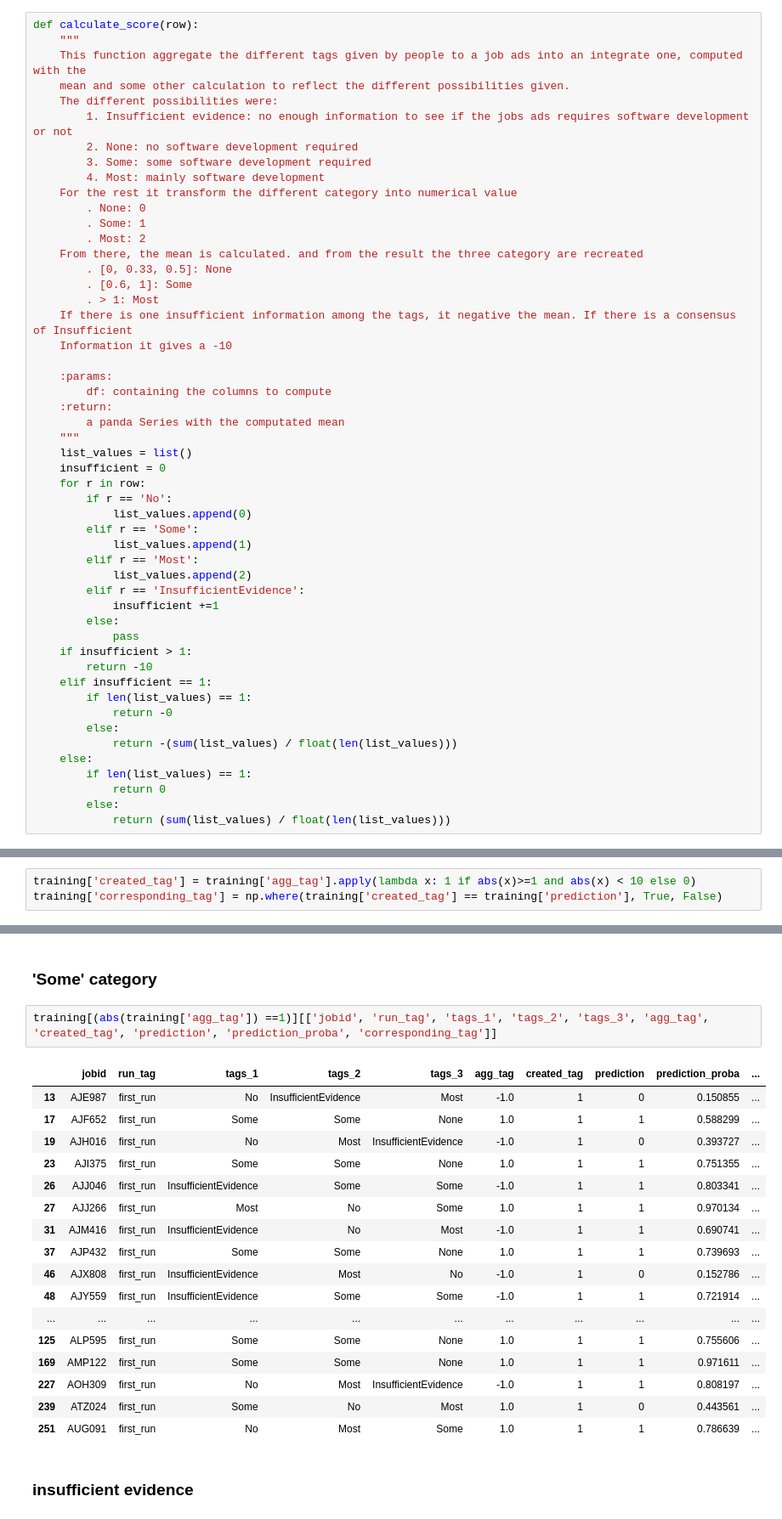
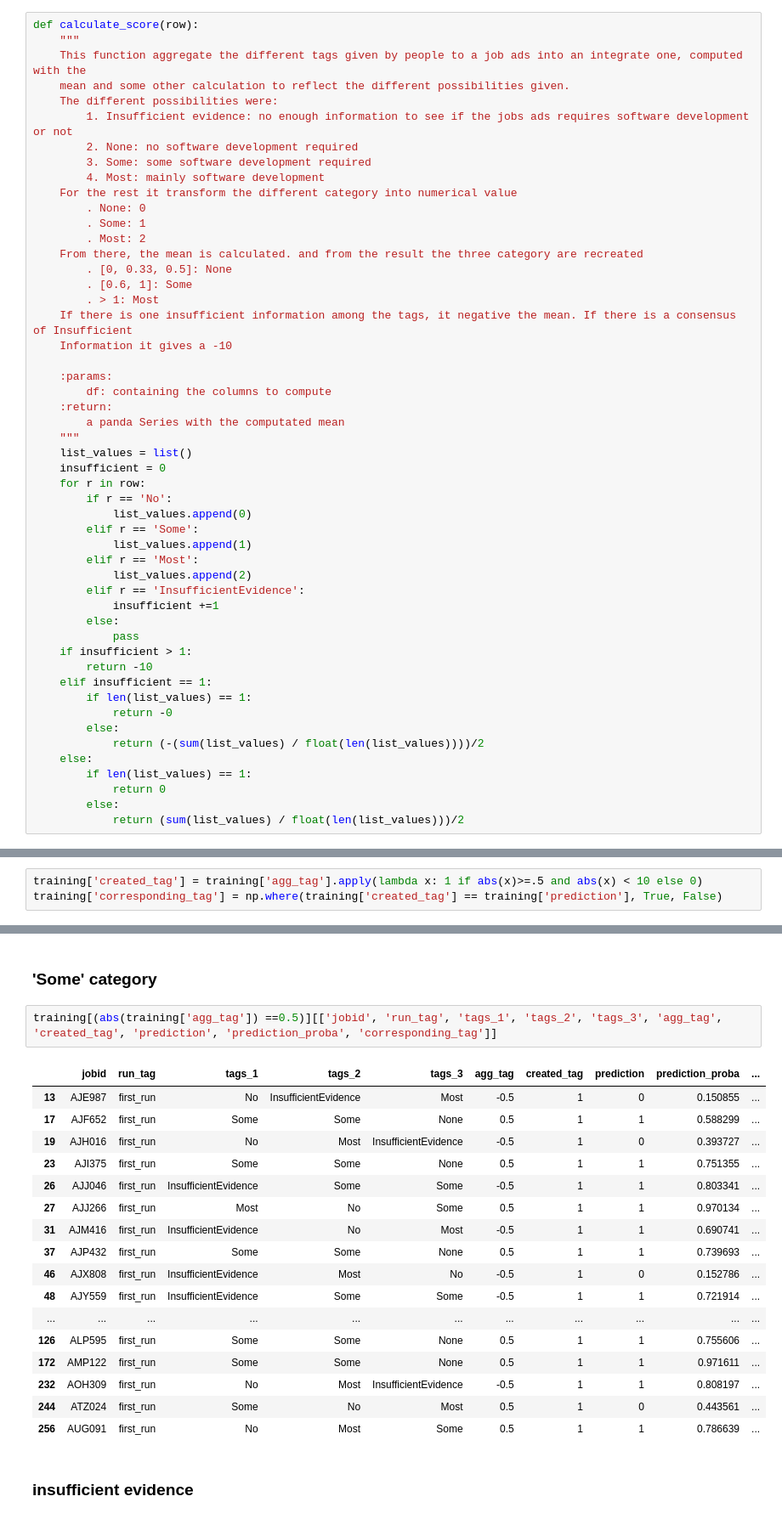
Before and after one commit to softwaresaved/jamie, a Jupyter notebook: jobAnalysis/dataPrediction/prediction_dev.ipynb, the cells around one changed output, grey strips where cells are left out. Shown at 85% size. Drawn from its saved outputs; the diff is of its cells as text.

```diff
--- a/jobAnalysis/dataPrediction/prediction_dev.ipynb
+++ b/jobAnalysis/dataPrediction/prediction_dev.ipynb
@@ -72,12 +72,12 @@ def calculate_score(row):
         if len(list_values) == 1:
             return -0
         else:
-            return -(sum(list_values) / float(len(list_values)))
+            return (-(sum(list_values) / float(len(list_values))))/2
     else:
         if len(list_values) == 1:
             return 0
         else:
-            return (sum(list_values) / float(len(list_values)))
+            return (sum(list_values) / float(len(list_values)))/2
 # %%
 training['agg_tag'] = df.loc[:, ['tags_1', 'tags_2', 'tags_3']].apply(calculate_score, axis=1)
 training['agg_tag'].value_counts()
@@ -97,6 +97,6 @@ training['agg_tag'].value_counts()
 Name: agg_tag, dtype: int64
 # %%
-training['created_tag'] = training['agg_tag'].apply(lambda x: 1 if abs(x)>=1 and abs(x) < 10 else 0)
+training['created_tag'] = training['agg_tag'].apply(lambda x: 1 if abs(x)>=.5 and abs(x) < 10 else 0)
 training['corresponding_tag'] = np.where(training['created_tag'] == training['prediction'], True, False)
 # %%
 #training[['run_tag', 'tags_1', 'tags_2', 'tags_3', 'agg_tag', 'created_tag', 'prediction', 'prediction_proba', 'corresponding_tag']]
@@ -257,25 +257,25 @@ training[(training['agg_tag'] > 0.5) & (training['agg_tag'] < 1)][['jobid', 'run
 # %% [markdown]
 ### 'Some' category
 # %%
-training[(abs(training['agg_tag']) ==1)][['jobid', 'run_tag', 'tags_1', 'tags_2', 'tags_3', 'agg_tag', 'created_tag', 'prediction', 'prediction_proba', 'corresponding_tag']]
+training[(abs(training['agg_tag']) ==0.5)][['jobid', 'run_tag', 'tags_1', 'tags_2', 'tags_3', 'agg_tag', 'created_tag', 'prediction', 'prediction_proba', 'corresponding_tag']]
 # %% [output]
 |  | jobid | run_tag | tags_1 | tags_2 | tags_3 | agg_tag | created_tag | prediction | prediction_proba | ... |
-| 13 | AJE987 | first_run | No | InsufficientEvidence | Most | -1.0 | 1 | 0 | 0.150855 | ... |
-| 17 | AJF652 | first_run | Some | Some | None | 1.0 | 1 | 1 | 0.588299 | ... |
-| 19 | AJH016 | first_run | No | Most | InsufficientEvidence | -1.0 | 1 | 0 | 0.393727 | ... |
-| 23 | AJI375 | first_run | Some | Some | None | 1.0 | 1 | 1 | 0.751355 | ... |
-| 26 | AJJ046 | first_run | InsufficientEvidence | Some | Some | -1.0 | 1 | 1 | 0.803341 | ... |
-| 27 | AJJ266 | first_run | Most | No | Some | 1.0 | 1 | 1 | 0.970134 | ... |
-| 31 | AJM416 | first_run | InsufficientEvidence | No | Most | -1.0 | 1 | 1 | 0.690741 | ... |
-| 37 | AJP432 | first_run | Some | Some | None | 1.0 | 1 | 1 | 0.739693 | ... |
-| 46 | AJX808 | first_run | InsufficientEvidence | Most | No | -1.0 | 1 | 0 | 0.152786 | ... |
-| 48 | AJY559 | first_run | InsufficientEvidence | Some | Some | -1.0 | 1 | 1 | 0.721914 | ... |
+| 13 | AJE987 | first_run | No | InsufficientEvidence | Most | -0.5 | 1 | 0 | 0.150855 | ... |
+| 17 | AJF652 | first_run | Some | Some | None | 0.5 | 1 | 1 | 0.588299 | ... |
+| 19 | AJH016 | first_run | No | Most | InsufficientEvidence | -0.5 | 1 | 0 | 0.393727 | ... |
+| 23 | AJI375 | first_run | Some | Some | None | 0.5 | 1 | 1 | 0.751355 | ... |
+| 26 | AJJ046 | first_run | InsufficientEvidence | Some | Some | -0.5 | 1 | 1 | 0.803341 | ... |
+| 27 | AJJ266 | first_run | Most | No | Some | 0.5 | 1 | 1 | 0.970134 | ... |
+| 31 | AJM416 | first_run | InsufficientEvidence | No | Most | -0.5 | 1 | 1 | 0.690741 | ... |
+| 37 | AJP432 | first_run | Some | Some | None | 0.5 | 1 | 1 | 0.739693 | ... |
+| 46 | AJX808 | first_run | InsufficientEvidence | Most | No | -0.5 | 1 | 0 | 0.152786 | ... |
+| 48 | AJY559 | first_run | InsufficientEvidence | Some | Some | -0.5 | 1 | 1 | 0.721914 | ... |
 | ... | ... | ... | ... | ... | ... | ... | ... | ... | ... | ... |
-| 125 | ALP595 | first_run | Some | Some | None | 1.0 | 1 | 1 | 0.755606 | ... |
-| 169 | AMP122 | first_run | Some | Some | None | 1.0 | 1 | 1 | 0.971611 | ... |
-| 227 | AOH309 | first_run | No | Most | InsufficientEvidence | -1.0 | 1 | 1 | 0.808197 | ... |
-| 239 | ATZ024 | first_run | Some | No | Most | 1.0 | 1 | 0 | 0.443561 | ... |
-| 251 | AUG091 | first_run | No | Most | Some | 1.0 | 1 | 1 | 0.786639 | ... |
+| 126 | ALP595 | first_run | Some | Some | None | 0.5 | 1 | 1 | 0.755606 | ... |
+| 172 | AMP122 | first_run | Some | Some | None | 0.5 | 1 | 1 | 0.971611 | ... |
+| 232 | AOH309 | first_run | No | Most | InsufficientEvidence | -0.5 | 1 | 1 | 0.808197 | ... |
+| 244 | ATZ024 | first_run | Some | No | Most | 0.5 | 1 | 0 | 0.443561 | ... |
+| 256 | AUG091 | first_run | No | Most | Some | 0.5 | 1 | 1 | 0.786639 | ... |
 # %% [markdown]
 ### insufficient evidence
 # %%
```
Also changed, not shown: parts of 12 cells of this notebook.
